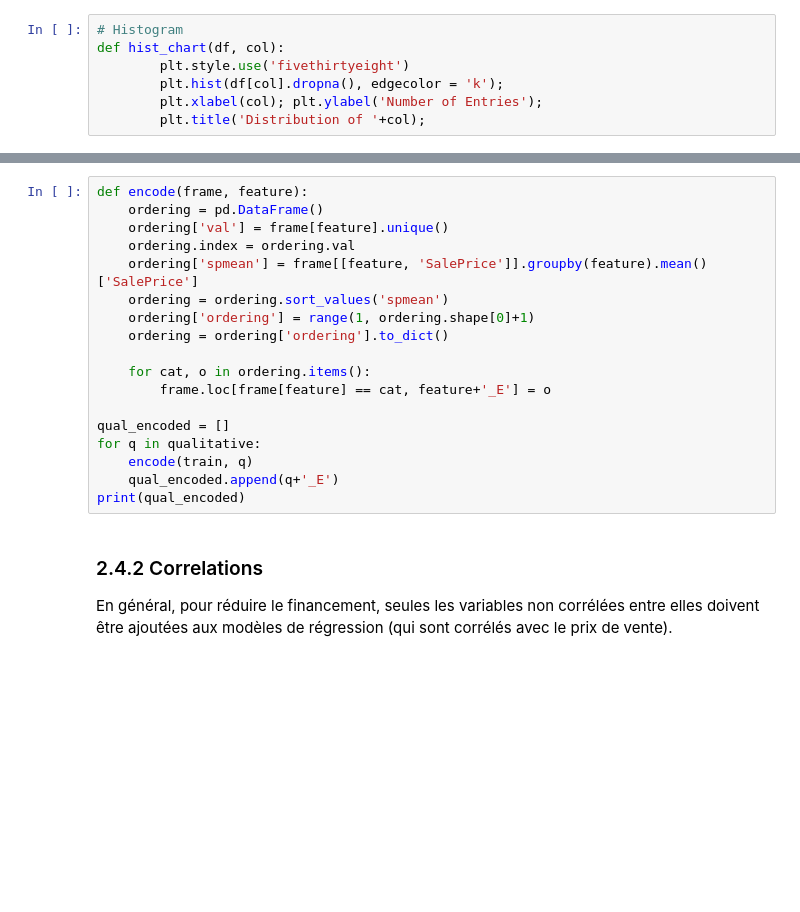
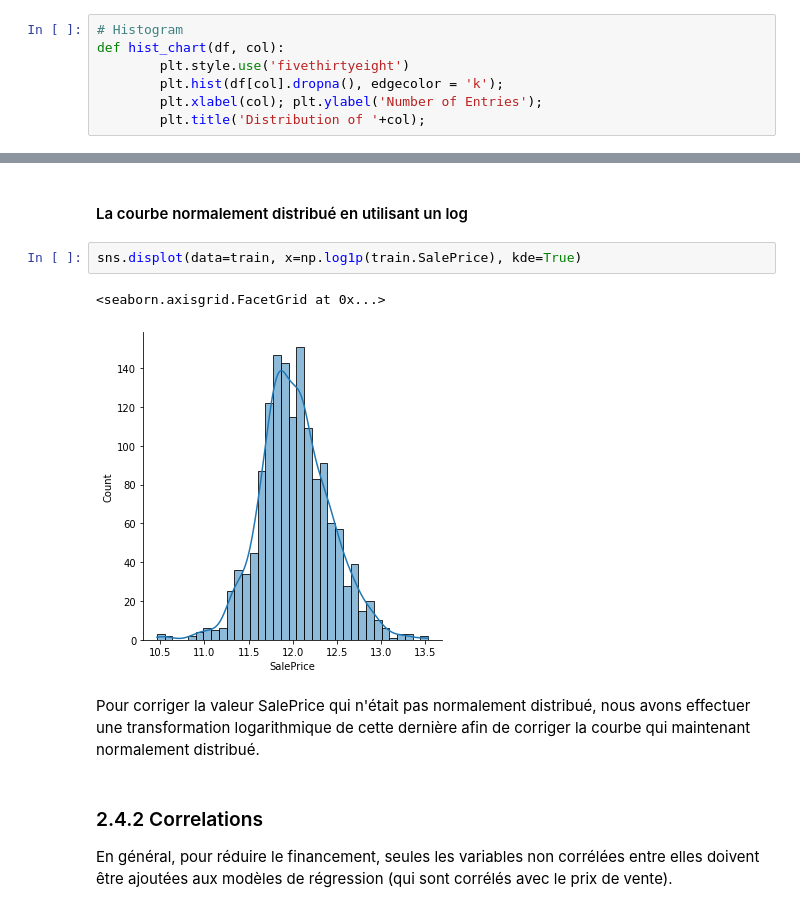
Before and after one commit to freya-git/LAVA, a Jupyter notebook: CRISP-DM_Template.ipynb, the cells around one changed output, grey strips where cells are left out. Drawn from its saved outputs; the diff is of its cells as text; blank space fills up the shorter version.

```diff
--- a/CRISP-DM_Template.ipynb
+++ b/CRISP-DM_Template.ipynb
@@ -503,21 +506,12 @@ AttributeError: module 'seaborn' has no attribute 'displot'
-# %%
-def encode(frame, feature):
-    ordering = pd.DataFrame()
-    ordering['val'] = frame[feature].unique()
-    ordering.index = ordering.val
-    ordering['spmean'] = frame[[feature, 'SalePrice']].groupby(feature).mean()['SalePrice']
-    ordering = ordering.sort_values('spmean')
-    ordering['ordering'] = range(1, ordering.shape[0]+1)
-    ordering = ordering['ordering'].to_dict()
-
-    for cat, o in ordering.items():
-        frame.loc[frame[feature] == cat, feature+'_E'] = o
-
-qual_encoded = []
-for q in qualitative:
-    encode(train, q)
-    qual_encoded.append(q+'_E')
-print(qual_encoded)
+# %% [markdown]
+#### La courbe normalement distribué en utilisant un log
+# %%
+sns.displot(data=train, x=np.log1p(train.SalePrice), kde=True)
+# %% [output]
+<seaborn.axisgrid.FacetGrid at 0x...>
+[figure, added]
+# %% [markdown]
+Pour corriger la valeur SalePrice qui n'était pas normalement distribué, nous avons effectuer une transformation logarithmique de cette dernière afin de corriger la courbe qui maintenant normalement distribué.
 # %% [markdown]
 ### 2.4.2 Correlations  <a class="anchor" id="Correlations"></a>
 En général, pour réduire le financement, seules les variables non corrélées entre elles doivent être ajoutées aux modèles de régression (qui sont corrélés avec le prix de vente).
```
Also changed, not shown: parts of 14 cells of this notebook.
